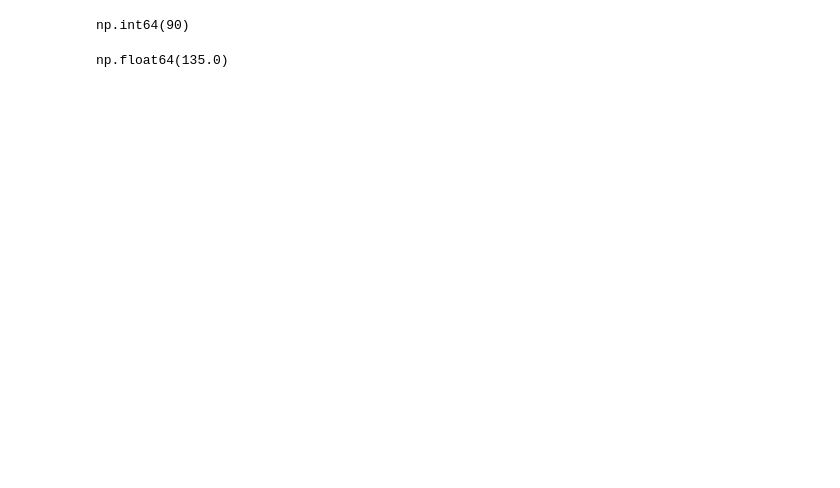
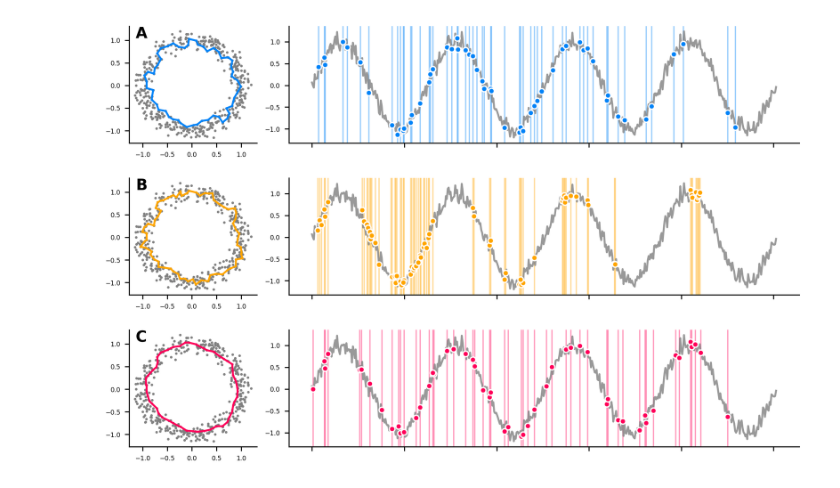
Before and after one commit to antonio-leitao/optimal-cycles, a Jupyter notebook: examples/001_timeseries.ipynb, the cells around one changed output. Cells and saved outputs as stored; diff of their text form; code cells hidden in the pictures; blank space fills up the shorter version.

```diff
--- a/examples/001_timeseries.ipynb
+++ b/examples/001_timeseries.ipynb
@@ -101,5 +491,7 @@ def time_basic_matrix(
 # %%
 # get all cycles bigger than the given bound
+rips = Rips(maxdim=MAXDIM)
+diags=rips.fit_transform(embedding)
 persistence = diags[1][:, 1] - diags[1][:, 0]
 cycles = np.argwhere(persistence > lower_bound).flatten()
 birth, death = diags[1][cycles[0]]
@@ -108,7 +500,7 @@ max_edge_length = death * 1.01  # give a bit of slack
 
 dimension = 2
 points = embedding
-min_persistence = lower_bound
+#min_persistence = lower_bound
 #min_persistence = 0.4
 
 
@@ -122,6 +514,7 @@ gudhi_complex = re.core.create_simplicial_complex(points, max_edge_length, dimen
 
 # Get the ACTUAL values of birth and death
 birth,death = gudhi_complex.filtration(birth_simplex),gudhi_complex.filtration(death_simplex)
+min_persistence = (death - birth)
 
 order_function = lambda s: (gudhi_complex.filtration(s), s)
 # ISOLATED
@@ -160,7 +555,15 @@ W = re.core.create_weight_matrix(n_simplices, time_adjacency_matrix())
 x_min, status, objective_value = re.core.find_minimal_homologous_cycle(
     boundary_matrix, x_orig, W, use_gurobi=True
 )
-print("Objective value (L1 norm of x):", objective_value)
-min_cycle = set(
+full_mean_cycle = set(
     [n_simplices[index] for index in np.argwhere(~np.isclose(x_min, 0)).flatten()]
 )  # be carefull here with values close to zero, add a tolerance parameter
+
+
+W = time_basic_matrix(n_simplices)
+x_alt, status, objective_value = re.core.find_minimal_homologous_cycle(boundary_matrix, x_orig,W,use_gurobi=True)
+full_local_cycle = set([n_simplices[index] for index in np.argwhere(~np.isclose(x_alt,0)).flatten()])
+
+W = re.core.create_weight_matrix(n_simplices, edge_length_function(points))
+x_alt, status, objective_value = re.core.find_minimal_homologous_cycle(boundary_matrix, x_orig,W,use_gurobi=True)
+full_len_cycle = set([n_simplices[index] for index in np.argwhere(~np.isclose(x_alt,0)).flatten()])
@@ -253,8 +588,54 @@ np.int64(82)
-# %%
-np.sum([np.abs(s[0]-s[1]) for s in min_cycle])
-# %% [output]
-np.int64(90)
-# %%
-time_label(simplex)
-# %% [output]
-np.float64(135.0)
+# %%
+# Create 3D subplots
+fig = plt.figure(figsize=(9.5, 6), dpi=250)
+
+# Adjusting the grid specification
+gs = fig.add_gridspec(
+    3, 2,
+    height_ratios=[1,1,1],  # Equal height for both rows
+    width_ratios=[1, 4],  # Wider right column, smaller left column
+    wspace=0.1,  # Slight space between columns (you can adjust this)
+    hspace=0.3   # Space between rows (adjust to your preference)
+)
+
+# Embedding plot (3D plot on the left)
+ax_A = fig.add_subplot(gs[0, 0])
+ax_A.spines[["top", "right"]].set_visible(False)
+ax_A.plot(*zip(*points), ".",color="gray",ms=2)
+ax_A.tick_params(axis='both', which='major', labelsize=5)
+for edge in full_mean_cycle:
+    ax_A.plot(*zip(points[edge[0]], points[edge[1]]), "-", color=colors["blue"], alpha=1)
+
+
+ax_A.text(0.05, 1, 'A', transform=ax_A.transAxes, fontsize=12, va='top', ha='left', fontweight="bold")
+ax_B = fig.add_subplot(gs[1, 0])
+ax_B.plot(*zip(*points), ".",color="gray",ms=2)
+for edge in full_local_cycle:
+    ax_B.plot(*zip(points[edge[0]], points[edge[1]]), "-", color=colors["orange"], alpha=1)
+ax_B.text(0.05, 1, 'B', transform=ax_B.transAxes, fontsize=12, va='top', ha='left', fontweight="bold")
+ax_B.spines[["top", "right"]].set_visible(False)
+ax_B.tick_params(axis='both', which='major', labelsize=5)
+
+ax_C = fig.add_subplot(gs[2, 0])
+ax_C.plot(*zip(*points), ".",color="gray",ms=2)
+for edge in full_len_cycle:
+    ax_C.plot(*zip(points[edge[0]], points[edge[1]]), "-", color=colors["red"], alpha=1)
+ax_C.text(0.05, 1, 'C', transform=ax_C.transAxes, fontsize=12, va='top', ha='left', fontweight="bold")
+ax_C.spines[["top", "right"]].set_visible(False)
+ax_C.tick_params(axis='both', which='major', labelsize=5)
+
+
+# Example 1: First plot on the top right
+ax = fig.add_subplot(gs[0, 1])
+plot_selection(x,fx,full_mean_cycle,colors["blue"],ax)
+
+# Example 2: Second plot on the bottom right
+ax = fig.add_subplot(gs[1, 1])
+plot_selection(x,fx,full_local_cycle,colors["orange"],ax)
+
+ax = fig.add_subplot(gs[2, 1])
+plot_selection(x,fx,full_len_cycle,colors["red"],ax)
+plt.savefig("Figures/example_sine_representative_full_persistence.png",bbox_inches='tight')
+plt.show()
+# %% [output]
+[figure, added]
```
Also changed, not shown: parts of 22 cells of this notebook, 6 other files.
